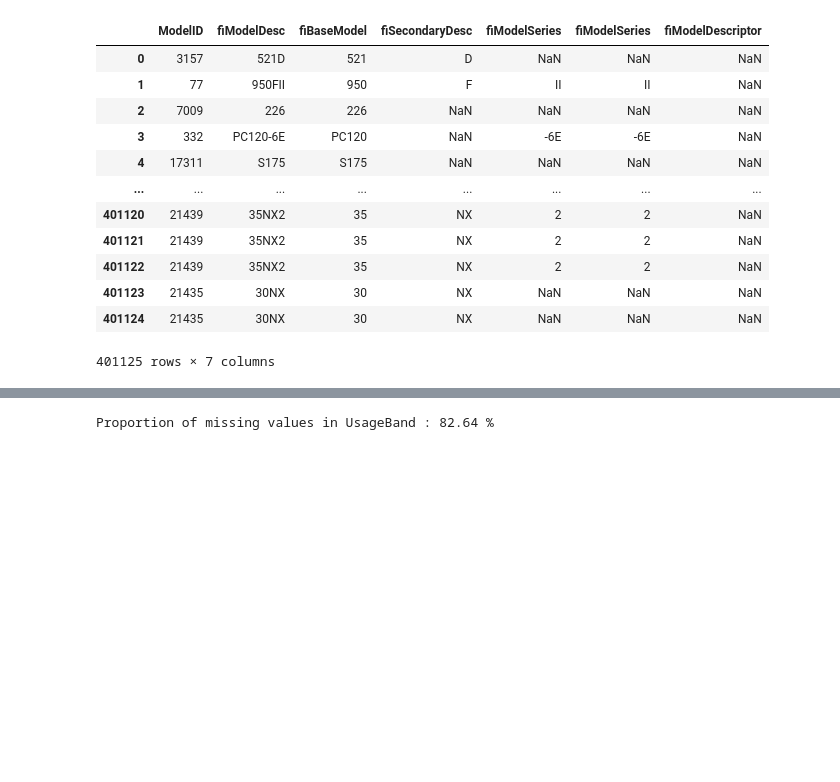
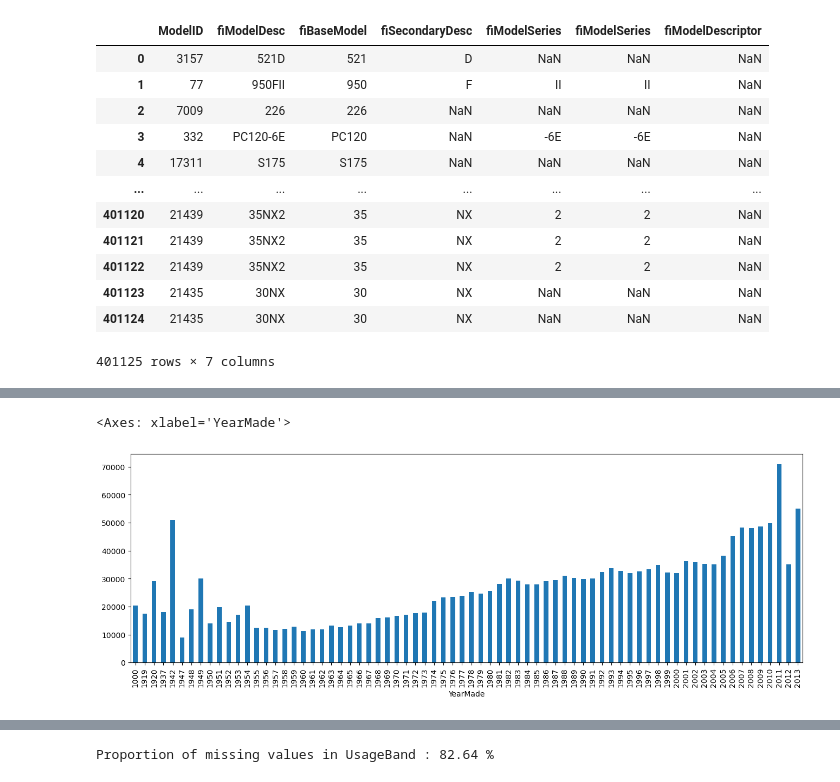
Before and after one commit to Eleanor-git/Regression_Bulldozer, a Jupyter notebook: Bulldozer_price_regression.ipynb, the cells around one changed output, grey strips where cells are left out. Cells and saved outputs as stored; diff of their text form; code cells hidden in the pictures; blank space fills up the shorter version.

```diff
--- a/Bulldozer_price_regression.ipynb
+++ b/Bulldozer_price_regression.ipynb
@@ -250,0 +180,9 @@ The actual manufacturing years likely range from the early 1900s to 2013.
+# %%
+# Relationship between YearMade and SalePrice
+
+train_df[train_df['YearMade'] == 1000]
+
+train_df.groupby(["YearMade"]).mean(numeric_only = True).sort_values(by = "YearMade")['SalePrice'].plot.bar(figsize = (16, 5))
+# %% [output]
+<Axes: xlabel='YearMade'>
+[figure, added]
```
Also changed, not shown: parts of 42 cells of this notebook, 2 other files.
